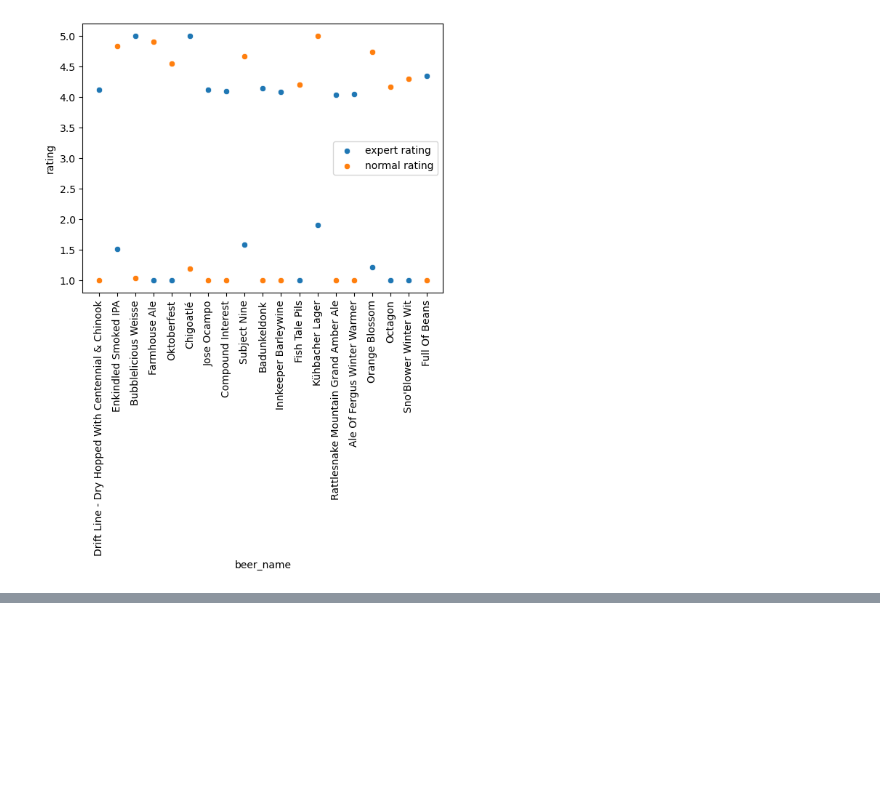
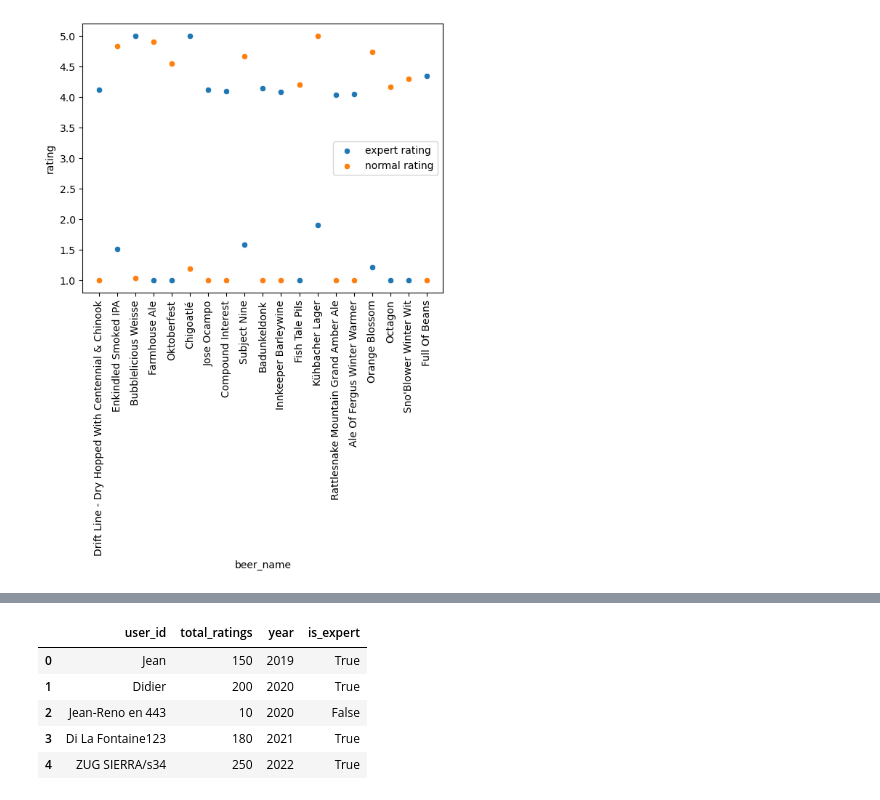
Before and after one commit to epfl-ada/ada-2023-project-remontada, a Jupyter notebook: code/main_yannis.ipynb, the cells around one changed output, grey strips where cells are left out. Saved outputs shown, nothing was run; the diff lists cells and outputs as text; code cells hidden in the pictures; blank space fills up the shorter version.

Commit message:
Add functions to determine if a user is an expert or not. Still TODO: adapt the code with vincent merged datasets

```diff
--- a/code/main_yannis.ipynb
+++ b/code/main_yannis.ipynb
@@ -382,0 +428,38 @@ plt.show()
+# %%
+def is_expert(score, min_score, max_score, threshold=0.95):
+    # Min-Max Scaling
+    normalized_score = (score - min_score) / (max_score - min_score)
+    return normalized_score >= threshold
+# %%
+def build_is_expert_column(df, threshold=0.95):
+    min_year = df['year'].min()
+    max_year = df['year'].max()
+
+    user_year_is_expert = np.empty((0, 3))
+
+    for year in range(min_year, max_year+1):
+        df_current_year = df[df['year'] == year]
+        temp_scores = []
+        for _, row in df_current_year.iterrows():
+            user_id = row['user_id']
+            score = calculate_expert_score_user(df_current_year, user_id, year)
+            temp_scores.append([user_id, year, score])
+
+        temp_scores = np.array(temp_scores)
+        max_score = np.max(temp_scores[:, 2].astype(int), axis=0)
+        temp_scores[:, 2] = is_expert(temp_scores[:, 2].astype(int), 0, max_score, threshold)
+        user_year_is_expert = np.vstack((user_year_is_expert, temp_scores))
+
+    res = pd.DataFrame(user_year_is_expert, columns=['user_id', 'year', 'is_expert'])
+    res.user_id = res.user_id.astype(str)
+    res.year = res.year.astype(int)
+    res.is_expert = res.is_expert.apply(lambda x: x.lower() == 'true')
+    return df.merge(res, on=['user_id', 'year'], how='left')
+# %%
+data = {
+    'user_id': ['Jean', 'Didier', 'Jean-Reno en 443','Di La Fontaine123', 'ZUG SIERRA/s34'],
+    'total_ratings': [150, 200, 10, 180, 250],
+    'year': [2019, 2020, 2020, 2021, 2022]
+}
+df = pd.DataFrame(data)
+df
@@ -382,0 +473,9 @@ plt.show()
+# %%
+build_is_expert_column(df, threshold=0.95)
+# %% [output]
+|  | user_id | total_ratings | year | is_expert |
+| 0 | Jean | 150 | 2019 | True |
+| 1 | Didier | 200 | 2020 | True |
+| 2 | Jean-Reno en 443 | 10 | 2020 | False |
+| 3 | Di La Fontaine123 | 180 | 2021 | True |
+| 4 | ZUG SIERRA/s34 | 250 | 2022 | True |
```
Also changed, not shown: parts of 16 cells of this notebook, 1 other file.
